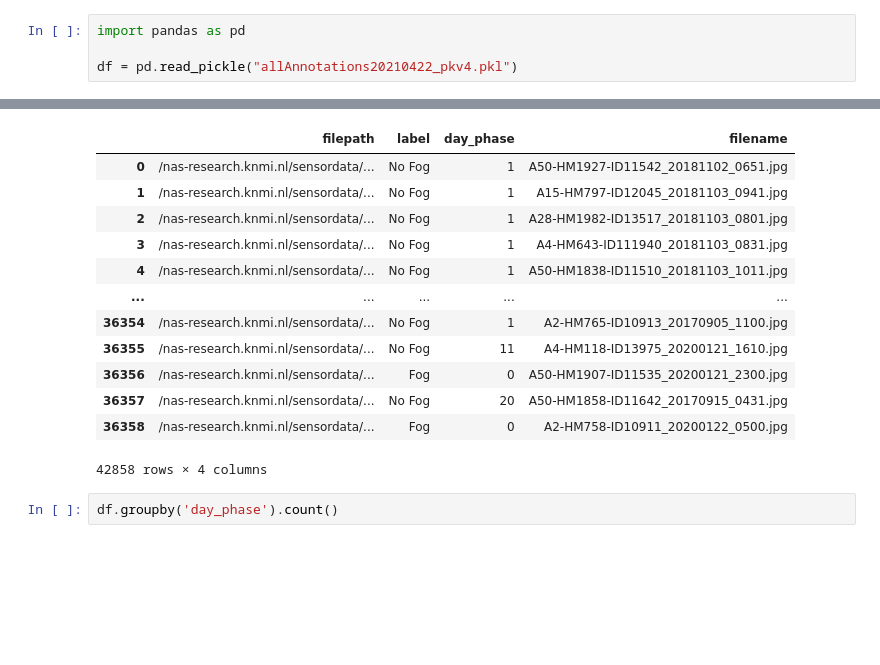
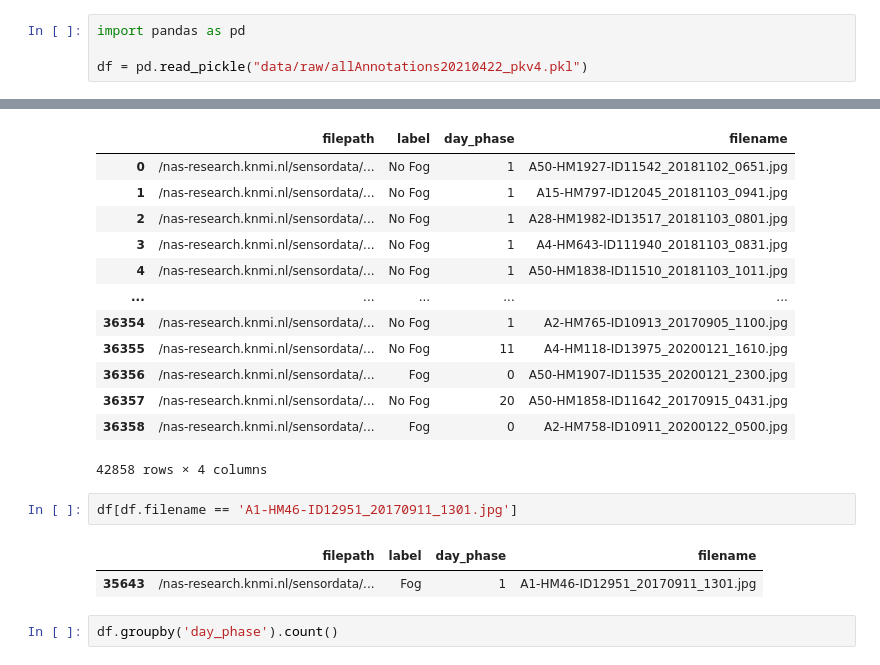
Before and after one commit to thomastenheuvel/Thesis-KNMI-FoggyGAN, a Jupyter notebook: notebooks/EDA.ipynb, the cells around one changed output, grey strips where cells are left out. Cells and saved outputs as stored; diff of their text form; blank space fills up the shorter version.

```diff
--- a/notebooks/EDA.ipynb
+++ b/notebooks/EDA.ipynb
@@ -5,7 +15,7 @@ This notebook is used for data exploration.
 # %%
 import pandas as pd
 
-df = pd.read_pickle("allAnnotations20210422_pkv4.pkl")
+df = pd.read_pickle("data/raw/allAnnotations20210422_pkv4.pkl")
 # %%
 df
 
@@ -33,6 +43,11 @@ df
 | 36357 | /nas-research.knmi.nl/sensordata/... | No Fog | 20 | A50-HM1858-ID11642_20170915_0431.jpg |
 | 36358 | /nas-research.knmi.nl/sensordata/... | Fog | 0 | A2-HM758-ID10911_20200122_0500.jpg |
 42858 rows × 4 columns
+# %%
+df[df.filename == 'A1-HM46-ID12951_20170911_1301.jpg']
+# %% [output]
+|  | filepath | label | day_phase | filename |
+| 35643 | /nas-research.knmi.nl/sensordata/... | Fog | 1 | A1-HM46-ID12951_20170911_1301.jpg |
 # %%
 df.groupby('day_phase').count()
 # %% [output]
```
Also changed, not shown: parts of 6 cells of this notebook, 5 other files.
